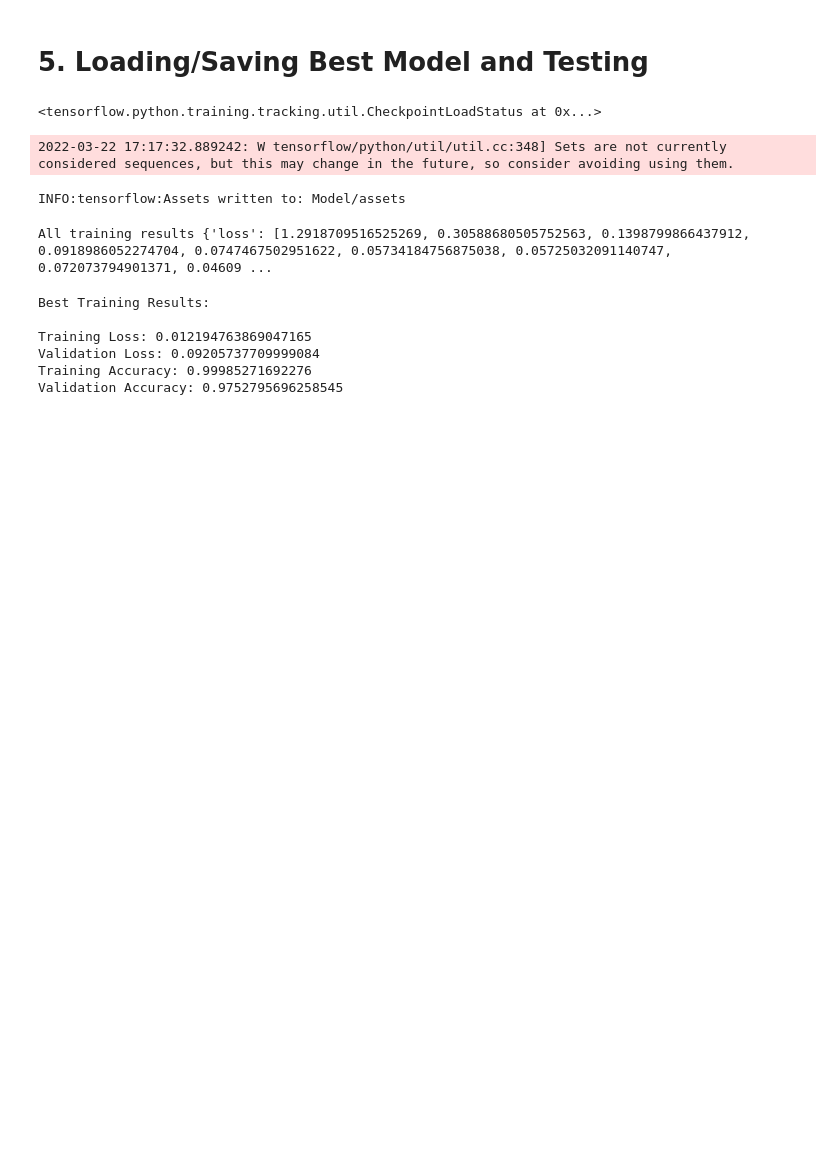
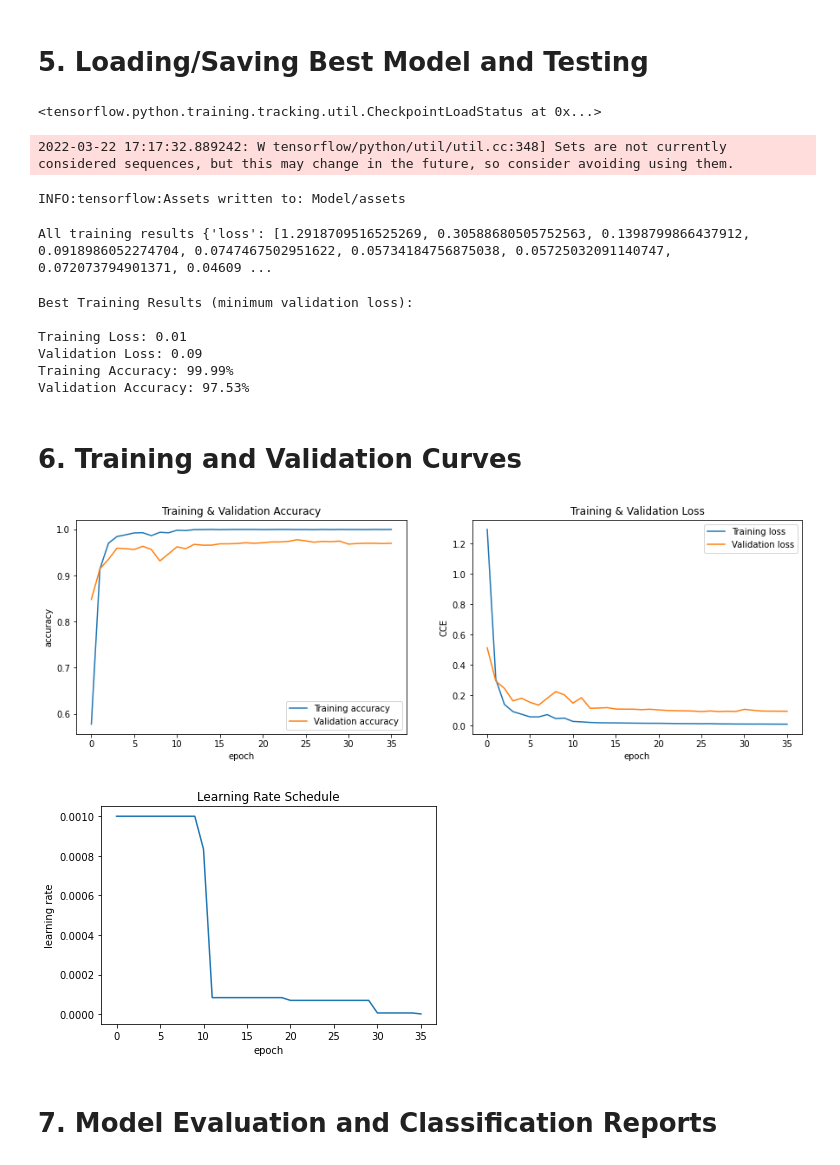
Before and after one commit to zseddek/ENEL645_FinalProject_FishClassification, a Jupyter notebook: Scripts/FishClassification_CUSTOM.ipynb, the cells around one changed output. Saved outputs shown, nothing was run; the diff lists cells and outputs as text; code cells hidden in the pictures; blank space fills up the shorter version.

Commit message:
data visualization completed

```diff
--- a/Scripts/FishClassification_CUSTOM.ipynb
+++ b/Scripts/FishClassification_CUSTOM.ipynb
@@ -301,17 +302,57 @@ print("All training results", history)
 # %% [output]
 All training results {'loss': [1.2918709516525269, 0.30588680505752563, 0.1398799866437912, 0.0918986052274704, 0.0747467502951622, 0.05734184756875038, 0.05725032091140747, 0.072073794901371, 0.04609 ...
 # %%
-val_loss_indx= np.argmin(history.get('val_loss'))
-print("Best Training Results:\n")
-print("Training Loss: {}\nValidation Loss: {}\nTraining Accuracy: {}\nValidation Accuracy: {}\n".format(history.get('loss')[val_loss_indx], history.get('val_loss')[val_loss_indx],
-              history.get('accuracy')[val_loss_indx], history.get('val_accuracy')[val_loss_indx]))
+val_loss_indx= np.argmin(history.get('val_loss')) # Find list-val index with minimum validation loss (optimum saved based on callback)
+print("Best Training Results (minimum validation loss):\n")
+print("Training Loss: {:.2f}\nValidation Loss: {:.2f}\nTraining Accuracy: {:.2f}%\nValidation Accuracy: {:.2f}%\n".format(history.get('loss')[val_loss_indx],
+                                                                                                        history.get('val_loss')[val_loss_indx],
+                                                                                                        100*history.get('accuracy')[val_loss_indx],
+                                                                                                        100*history.get('val_accuracy')[val_loss_indx]))
 # %% [output]
-Best Training Results:
+Best Training Results (minimum validation loss):
 
-Training Loss: 0.012194763869047165
-Validation Loss: 0.09205737709999084
-Training Accuracy: 0.99985271692276
-Validation Accuracy: 0.9752795696258545
+Training Loss: 0.01
+Validation Loss: 0.09
+Training Accuracy: 99.99%
+Validation Accuracy: 97.53%
+# %% [markdown]
+# 6. Training and Validation Curves
+# %%
+accuracy = history['accuracy']
+val_accuracy = history['val_accuracy']
+loss = history['loss']
+val_loss = history['val_loss']
+lr = history['lr']
+
+plt.figure(figsize=(15,10))
+
+plt.subplot(2, 2, 1)
+plt.plot(accuracy, label = "Training accuracy")
+plt.plot(val_accuracy, label="Validation accuracy")
+plt.xlabel("epoch")
+plt.ylabel("accuracy")
+plt.legend()
+plt.title("Training & Validation Accuracy")
+
+plt.subplot(2,2,2)
+plt.plot(loss, label = "Training loss")
+plt.plot(val_loss, label="Validation loss")
+plt.xlabel("epoch")
+plt.ylabel("CCE")
+plt.legend()
+plt.title("Training & Validation Loss")
+plt.show()
+
+plt.plot(lr)
+plt.xlabel("epoch")
+plt.ylabel("learning rate")
+plt.title("Learning Rate Schedule")
+plt.show();
+# %% [output]
+[figure, added]
+[figure, added]
+# %% [markdown]
+# 7. Model Evaluation and Classification Reports
 # %%
 results = model.evaluate(test_images, verbose=1)
 
```
Also changed, not shown: parts of 12 cells of this notebook.
